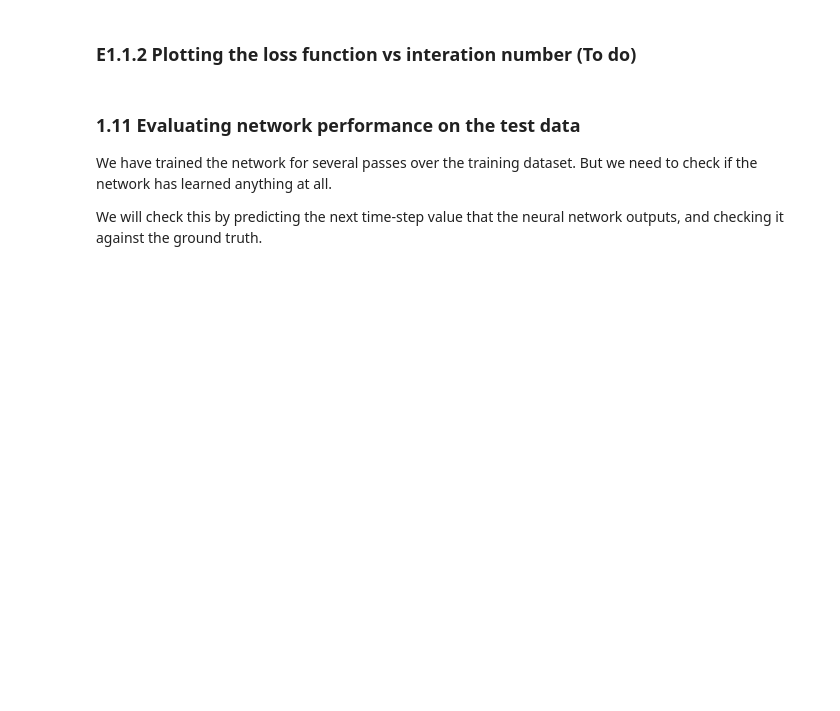
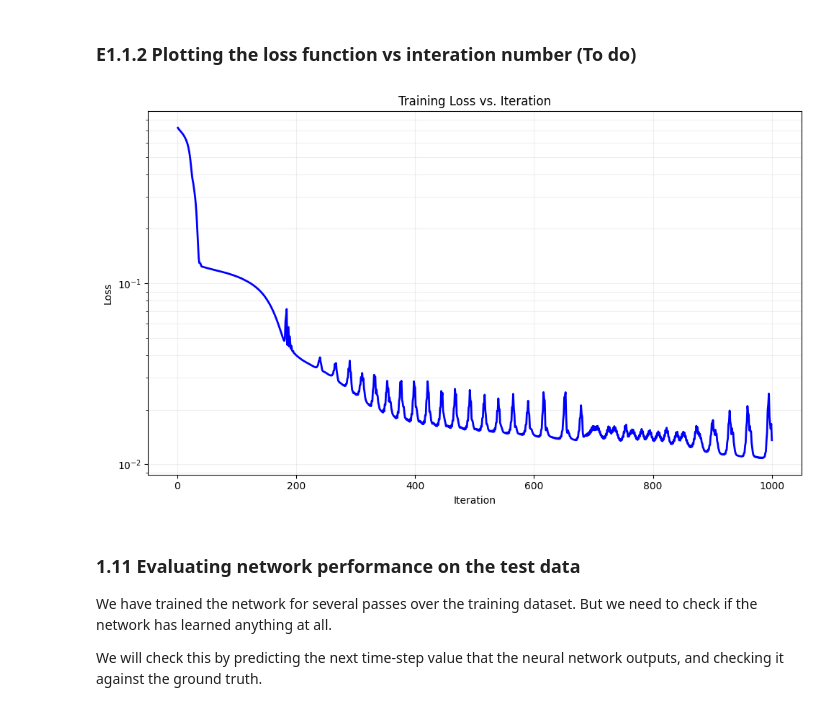
Before and after one commit to cyprus09/ie4424-implementations, a Jupyter notebook: week7_code/Time_Series_Prediction(1).ipynb, the cells around one changed output. Cells and saved outputs as stored; diff of their text form; code cells hidden in the pictures; blank space fills up the shorter version.

```diff
--- a/week7_code/Time_Series_Prediction(1).ipynb
+++ b/week7_code/Time_Series_Prediction(1).ipynb
@@ -290,3 +287,28 @@ plt.show()
+# %%
+# Plot the training loss curve
+# To do
+# Create an array for the x-axis (iteration numbers)
+iterations = np.arange(1, len(loss_list) + 1)
+
+# Create the plot
+fig, ax = plt.subplots(figsize=(10, 6))
+ax.plot(iterations, loss_list, 'b', linewidth=2)
+
+# Customize the plot
+ax.set(xlabel='Iteration', ylabel='Loss',
+       title='Training Loss vs. Iteration')
+ax.grid(True)
+
+plt.yscale('log')  # Using log scale since loss values often span multiple orders of magnitude
+plt.grid(True, which="both", ls="-", alpha=0.2)
+
+# Improve the layout
+plt.tight_layout()
+
+# Show the plot
+plt.show()
+# %% [output]
+[figure, added]
 # %% [markdown]
 ### 1.11 Evaluating network performance on the test data
 
```
Also changed, not shown: parts of 16 cells of this notebook.
